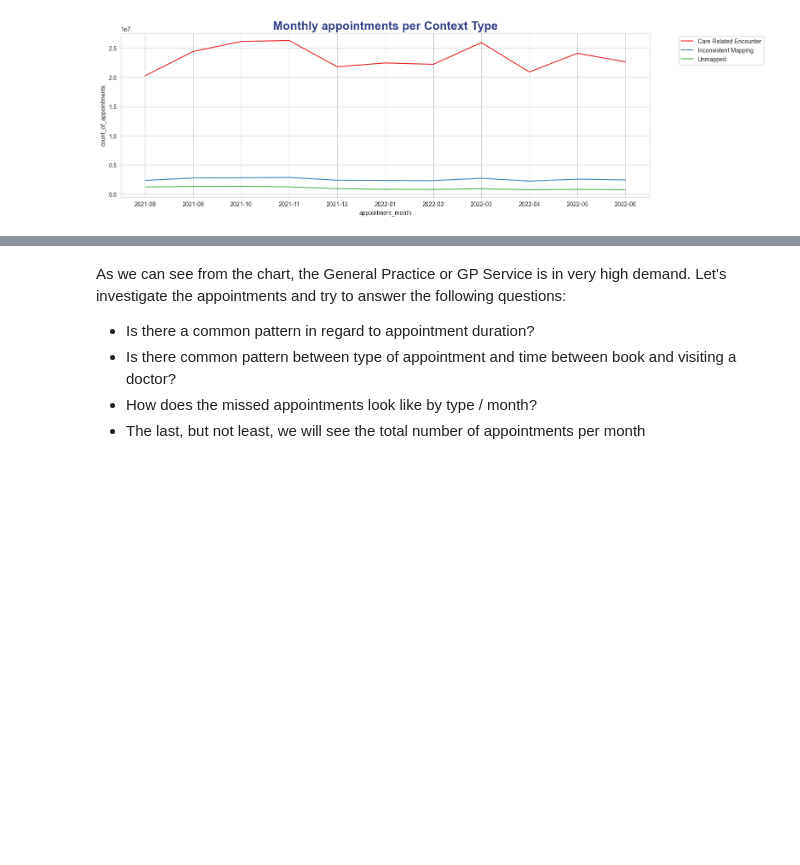
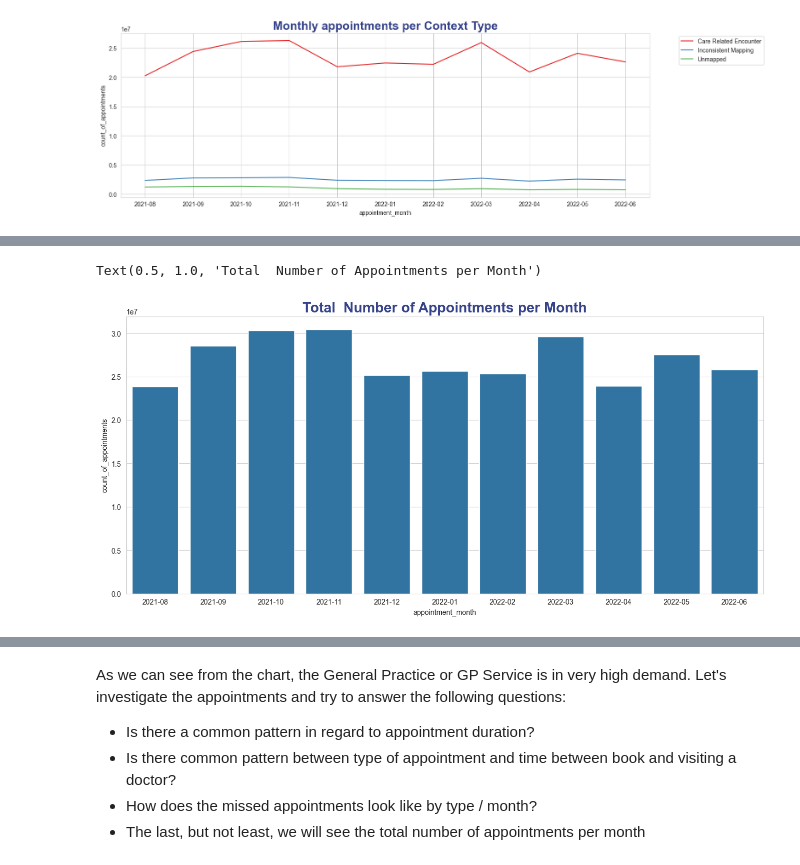
Before and after one commit to DimaBrikach/NHS_Assignment, a Jupyter notebook: Dzmitry_Brykach_DA201_Assignment.ipynb, the cells around one changed output, grey strips where cells are left out. Saved outputs shown, nothing was run; the diff lists cells and outputs as text; code cells hidden in the pictures; blank space fills up the shorter version.

```diff
--- a/Dzmitry_Brykach_DA201_Assignment.ipynb
+++ b/Dzmitry_Brykach_DA201_Assignment.ipynb
@@ -422,0 +451,4 @@ plt.legend(bbox_to_anchor=(1.05, 1),fontsize=10)
+# %%
+#count the sum of all appt records in National category
+nat_cat_total_appts = categories.groupby(['appointment_month']) ['count_of_appointments'].sum().reset_index()
+nat_cat_total_appts.head()
@@ -422,0 +462,6 @@ plt.legend(bbox_to_anchor=(1.05, 1),fontsize=10)
+# %%
+plt.figure(figsize=(16,7))
+sns.barplot(x = 'appointment_month', y = 'count_of_appointments', data=nat_cat_total_appts).set_title('Total  Number of Appointments per Month', fontsize=20, fontweight='bold', color='#36438A', fontfamily='arial')
+# %% [output]
+Text(0.5, 1.0, 'Total  Number of Appointments per Month')
+[figure, added]
```
Also changed, not shown: parts of 16 cells of this notebook.
